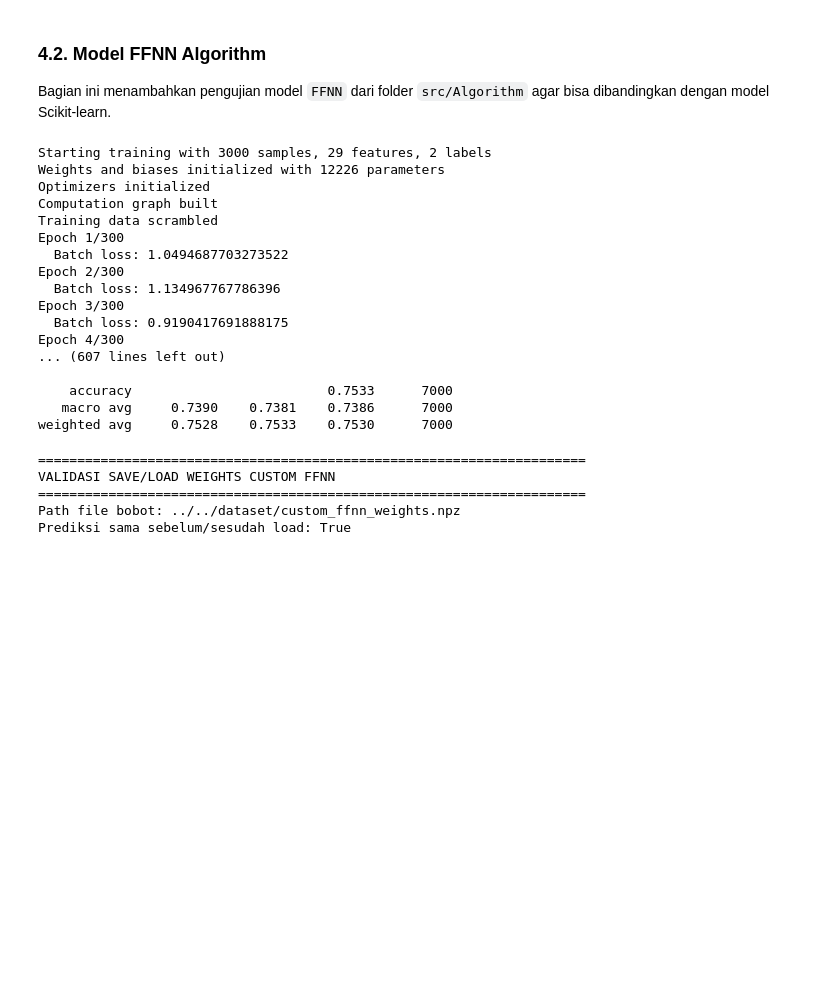
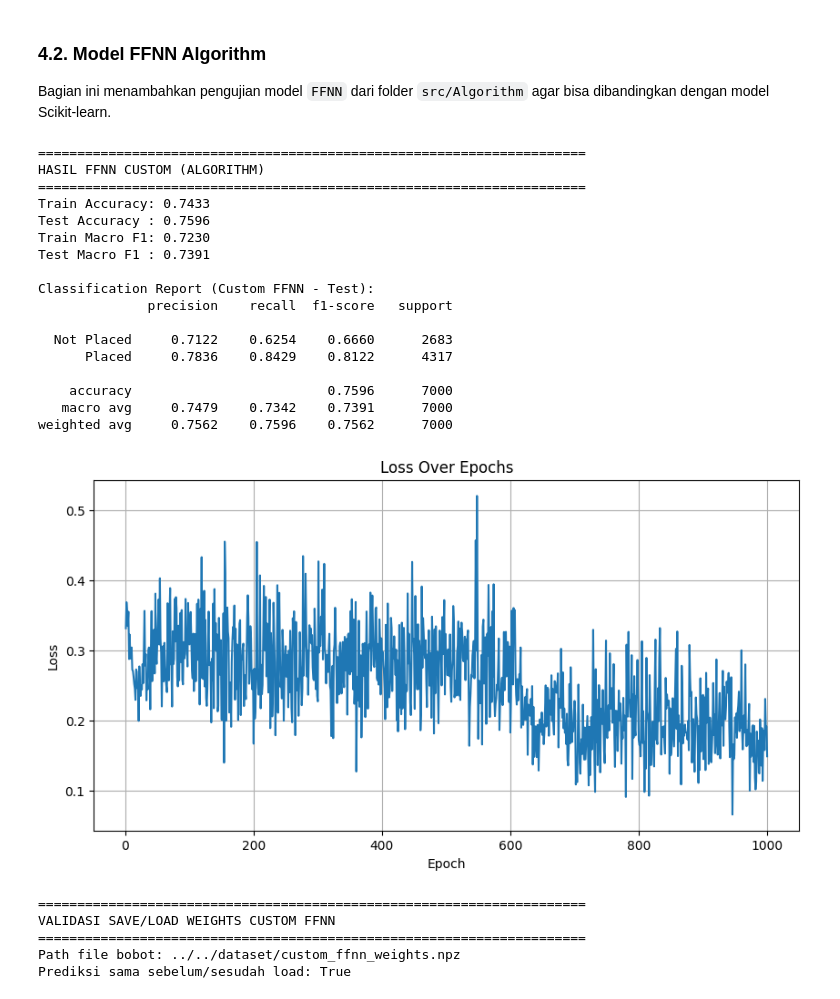
Before and after one commit to filbertengyo/IF3270_Tubes1_Machine-Love, a Jupyter notebook: src/Notebook/Tubes1.ipynb, the cells around one changed output. Drawn from its saved outputs; the diff is of its cells as text; code cells hidden in the pictures; blank space fills up the shorter version.

Commit message:
feat: add loss plotting

```diff
--- a/src/Notebook/Tubes1.ipynb
+++ b/src/Notebook/Tubes1.ipynb
@@ -477,15 +477,17 @@ ffnn_custom = FFNN(
     hidden_layer_activations=['sigmoid', 'sigmoid'],
     output_layer_activation='softmax',
     loss_function='cce',
-    weight_initialization='normal',
+    weight_initialization='zero',
     mean=0.0,
     variance=0.05,
     random_seed=42,
     batch_size=32,
-    epochs=300,
+    epochs=1000,
     optimizer='gd',
     learning_rate=0.01,
-    verbose=True,
+    l1_strength=0.01,
+    l2_strength=0.01,
+    verbose=False,
 )
 
 ffnn_custom.fit(X_train_np, y_train_np)
@@ -508,23 +510,27 @@ print(f'Test Macro F1 : {custom_test_f1:.4f}')
 print('\nClassification Report (Custom FFNN - Test):')
 print(classification_report(y_test_np, y_pred_test_custom, target_names=['Not Placed', 'Placed'], digits=4))
 # %% [output]
-Starting training with 3000 samples, 29 features, 2 labels
-Weights and biases initialized with 12226 parameters
-Optimizers initialized
-Computation graph built
-Training data scrambled
-Epoch 1/300
-  Batch loss: 1.0494687703273522
-Epoch 2/300
-  Batch loss: 1.134967767786396
-Epoch 3/300
-  Batch loss: 0.9190417691888175
-Epoch 4/300
-... (607 lines left out)
+======================================================================
+HASIL FFNN CUSTOM (ALGORITHM)
+======================================================================
+Train Accuracy: 0.7433
+Test Accuracy : 0.7596
+Train Macro F1: 0.7230
+Test Macro F1 : 0.7391
 
-    accuracy                         0.7533      7000
-   macro avg     0.7390    0.7381    0.7386      7000
-weighted avg     0.7528    0.7533    0.7530      7000
+Classification Report (Custom FFNN - Test):
+              precision    recall  f1-score   support
+
+  Not Placed     0.7122    0.6254    0.6660      2683
+      Placed     0.7836    0.8429    0.8122      4317
+
+    accuracy                         0.7596      7000
+   macro avg     0.7479    0.7342    0.7391      7000
+weighted avg     0.7562    0.7596    0.7562      7000
+# %%
+ffnn_custom.plot_loss()
+# %% [output]
+[figure, added]
 # %%
 # Uji save/load weights model custom
 custom_weight_path = '../../dataset/custom_ffnn_weights.npz'
```
Also changed, not shown: 2 other files.
